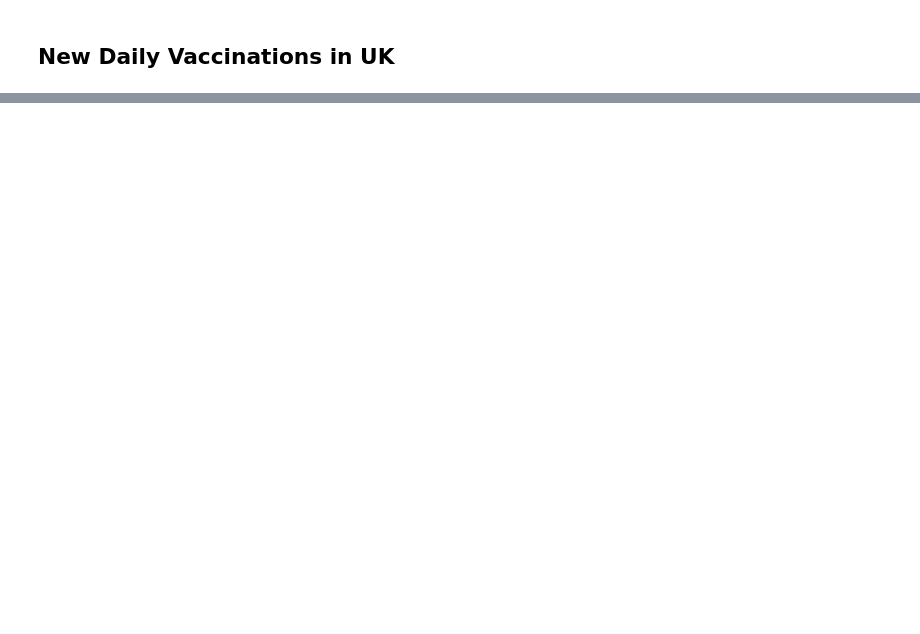
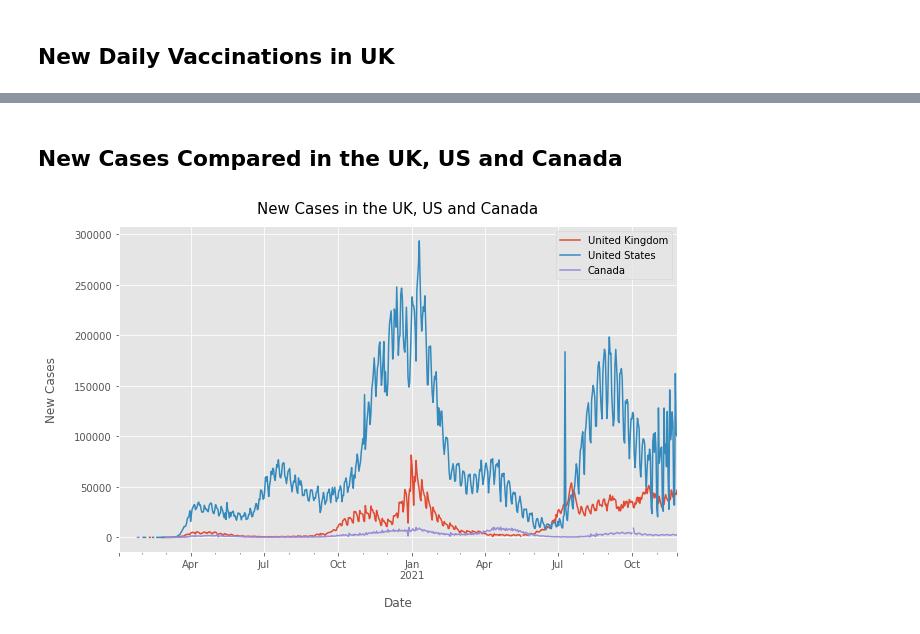
Before and after one commit to lyubol/Pandas-ETL---Covid, a Jupyter notebook: data_analysis.ipynb, the cells around one changed output, grey strips where cells are left out. Cells and saved outputs as stored; diff of their text form; code cells hidden in the pictures; blank space fills up the shorter version.

```diff
--- a/data_analysis.ipynb
+++ b/data_analysis.ipynb
@@ -133,0 +144,16 @@ plt.title('New Daily Confirmed Cases in UK', y=1.02, fontsize=15);
+# %% [markdown]
+## New Cases Compared in the UK, US and Canada
+# %%
+df_uk = df_merged.query('Country == "The United Kingdom"')[['DateReported', 'NewCases']]
+df_us = df_merged.query('Country == "United States of America"')[['DateReported', 'NewCases']]
+df_canada = df_merged.query('Country == "Canada"')[['DateReported', 'NewCases']]
+
+df_countries = pd.merge(pd.merge(df_uk, df_us, left_on='DateReported', right_on='DateReported', how='left'), df_canada, left_on='DateReported', right_on='DateReported', how='left').set_index('DateReported')
+
+df_countries.plot.line(figsize=(10,6))
+plt.xlabel('Date', labelpad=16)
+plt.ylabel('New Cases', labelpad=16)
+plt.title('New Cases in the UK, US and Canada', y=1.02, fontsize=15)
+plt.legend(['United Kingdom', 'United States', 'Canada']);
+# %% [output]
+[figure, added]
```
Also changed, not shown: parts of 10 cells of this notebook, 9 other files.
